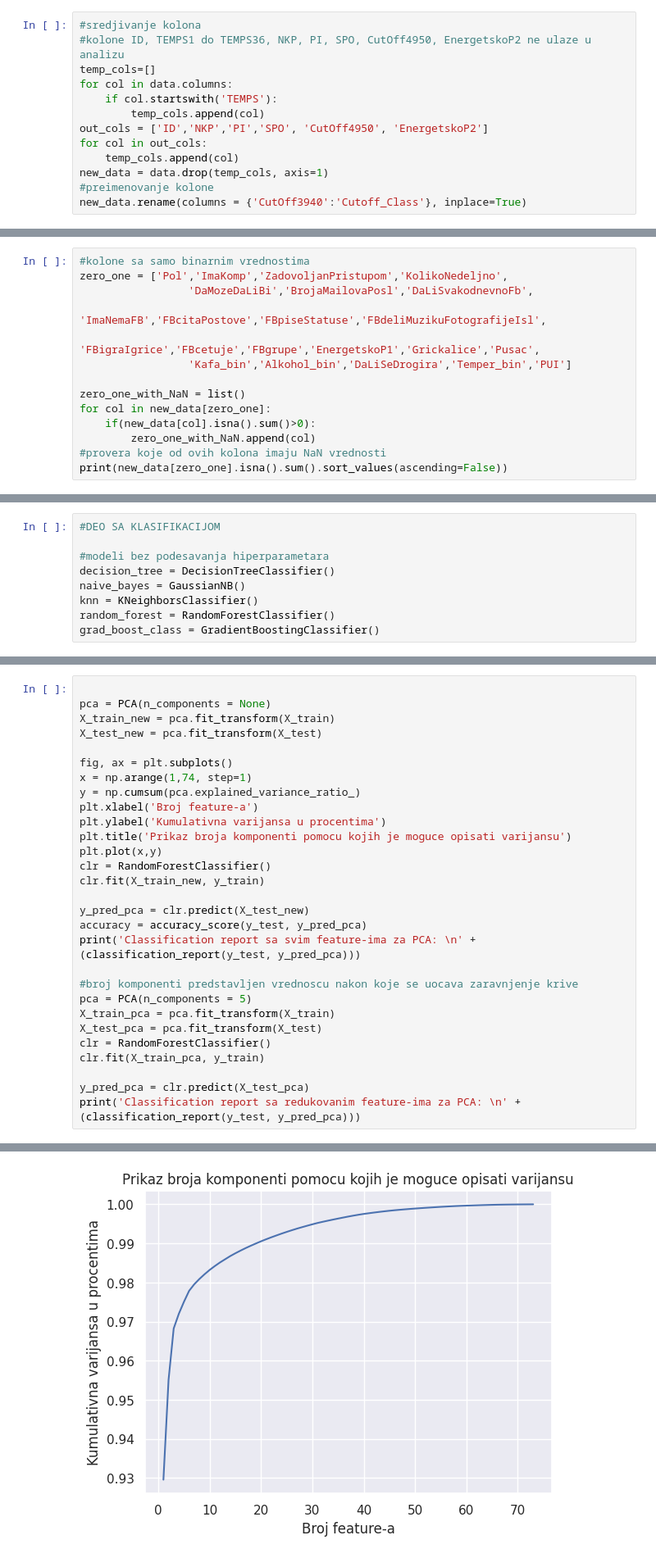
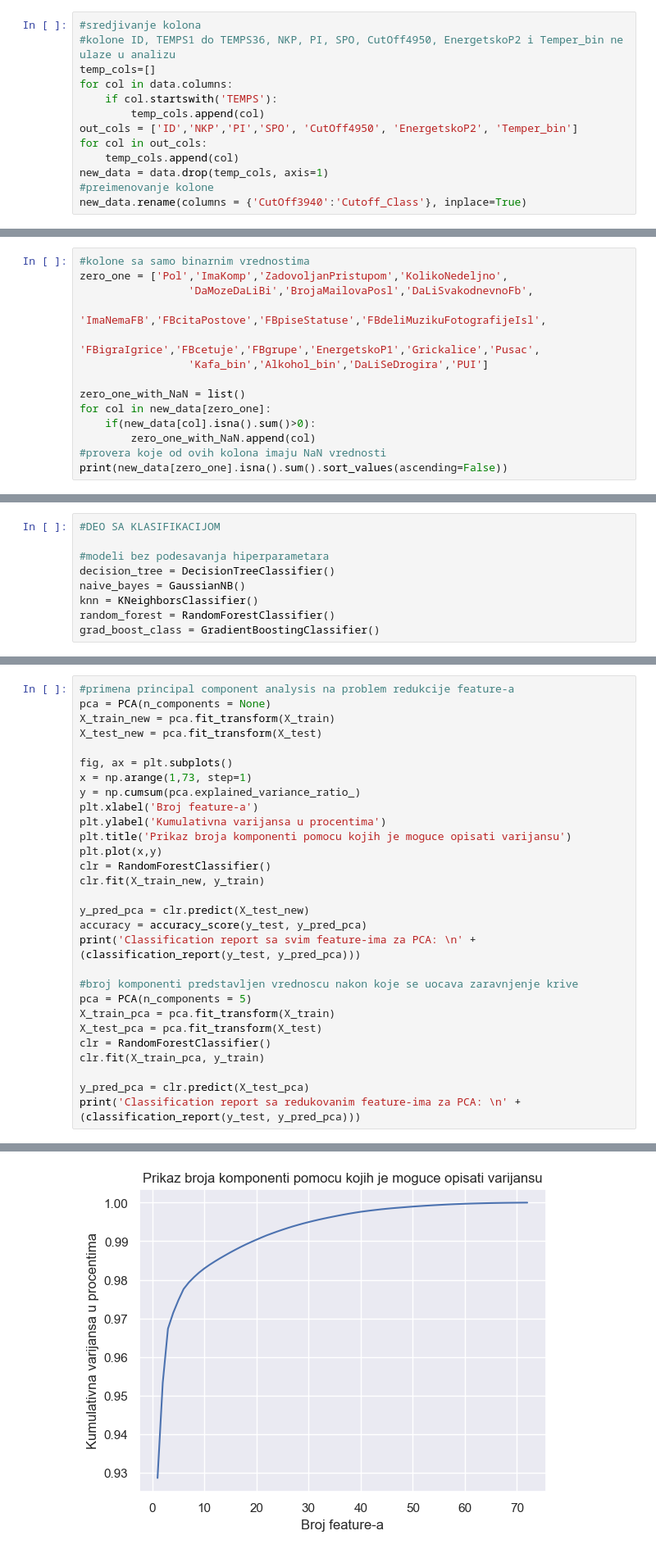
Before and after one commit to acast975/addiction, a Jupyter notebook: addiction_V4.ipynb, the cells around one changed output, grey strips where cells are left out. Shown at 82% size. Cells and saved outputs as stored; diff of their text form.

```diff
--- a/addiction_V4.ipynb
+++ b/addiction_V4.ipynb
@@ -72,12 +72,12 @@ print('Broj pronadjenih duplikata: ' + str(data.duplicated().sum()))
 Broj pronadjenih duplikata: 0
 # %%
 #sredjivanje kolona
-#kolone ID, TEMPS1 do TEMPS36, NKP, PI, SPO, CutOff4950, EnergetskoP2 ne ulaze u analizu
+#kolone ID, TEMPS1 do TEMPS36, NKP, PI, SPO, CutOff4950, EnergetskoP2 i Temper_bin ne ulaze u analizu
 temp_cols=[]
 for col in data.columns:
     if col.startswith('TEMPS'):
         temp_cols.append(col)
-out_cols = ['ID','NKP','PI','SPO', 'CutOff4950', 'EnergetskoP2']
+out_cols = ['ID','NKP','PI','SPO', 'CutOff4950', 'EnergetskoP2', 'Temper_bin']
 for col in out_cols:
     temp_cols.append(col)
 new_data = data.drop(temp_cols, axis=1)
@@ -118,7 +118,7 @@ zero_one = ['Pol','ImaKomp','ZadovoljanPristupom','KolikoNedeljno',
                  'DaMozeDaLiBi','BrojaMailovaPosl','DaLiSvakodnevnoFb',
                  'ImaNemaFB','FBcitaPostove','FBpiseStatuse','FBdeliMuzikuFotografijeIsl',
                  'FBigraIgrice','FBcetuje','FBgrupe','EnergetskoP1','Grickalice','Pusac',
-                 'Kafa_bin','Alkohol_bin','DaLiSeDrogira','Temper_bin','PUI']
+                 'Kafa_bin','Alkohol_bin','DaLiSeDrogira','PUI']
 
 zero_one_with_NaN = list()
 for col in new_data[zero_one]:
@@ -610,11 +699,11 @@ Name: attr_names, dtype: object
 # %%
-
+#primena principal component analysis na problem redukcije feature-a
 pca = PCA(n_components = None)
 X_train_new = pca.fit_transform(X_train)
 X_test_new = pca.fit_transform(X_test)
 
 fig, ax = plt.subplots()
-x = np.arange(1,74, step=1)
+x = np.arange(1,73, step=1)
 y = np.cumsum(pca.explained_variance_ratio_)
 plt.xlabel('Broj feature-a')
 plt.ylabel('Kumulativna varijansa u procentima')
@@ -659,4 +748,4 @@ weighted avg       0.61      0.62      0.60       603
-[figure, old version]
+[figure, new version]
 # %%
 # k-fold cross-validation za razne modele ML-a
 models = [
```
Also changed, not shown: parts of 34 cells of this notebook, 1 other file.
